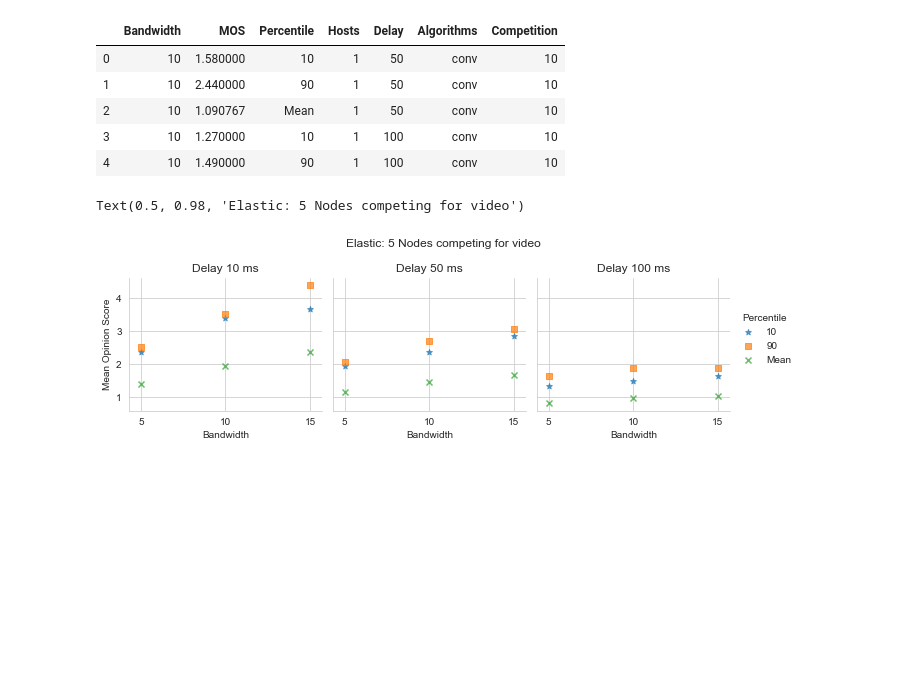
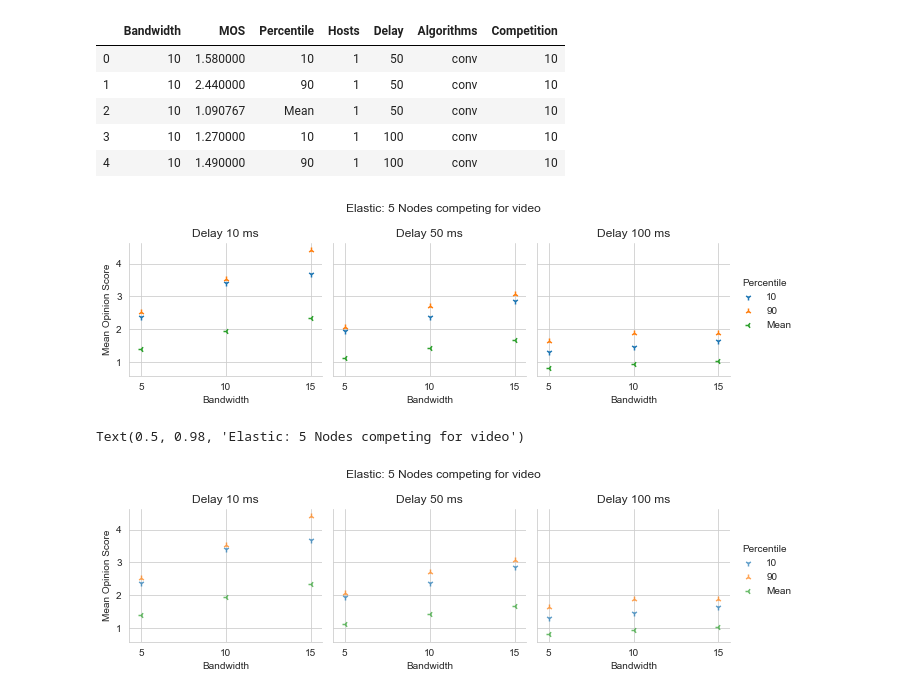
Before and after one commit to razaulmustafa852/goDash, a Jupyter notebook: mean9010_after30Seconds.ipynb, the cells around one changed output. Saved outputs shown, nothing was run; the diff lists cells and outputs as text; code cells hidden in the pictures; blank space fills up the shorter version.

```diff
--- a/mean9010_after30Seconds.ipynb
+++ b/mean9010_after30Seconds.ipynb
@@ -25,4 +25,22 @@ arbiter_10 = df[(df['Algorithms'] == 'arbiter') & (df['Competition'] == 5)]
 conv_10 = df[(df['Algorithms'] == 'conv') & (df['Competition'] == 5)]
 # %%
 elastic_5 = df[(df['Algorithms'] == 'elastic') & (df['Competition'] == 5)]
+# %%
+g = sns.FacetGrid(elastic_5, col="Delay", hue="Percentile",hue_kws={"marker": ["1", "2","3"]})
+g.map(plt.scatter, "Bandwidth", "MOS")
+#g.add_legend(title= 'Nodes');
+g.set_axis_labels("Bandwidth", "Mean Opinion Score")
+g.add_legend(title= 'Percentile')
+plt.xticks([5, 10, 15])
+
+
+axes = g.axes.flatten()
+axes[0].set_title("Delay 10 ms")
+axes[1].set_title("Delay 50 ms")
+axes[2].set_title("Delay 100 ms")
+plt.subplots_adjust(top=0.80)
+g.fig.suptitle('Elastic: 5 Nodes competing for video') # can also get the figure from plt.gcf()
+plt.savefig('elastic.eps', format='eps')
+# %% [output]
+[figure, added]
 # %%
```
Also changed, not shown: parts of 3 cells of this notebook.
